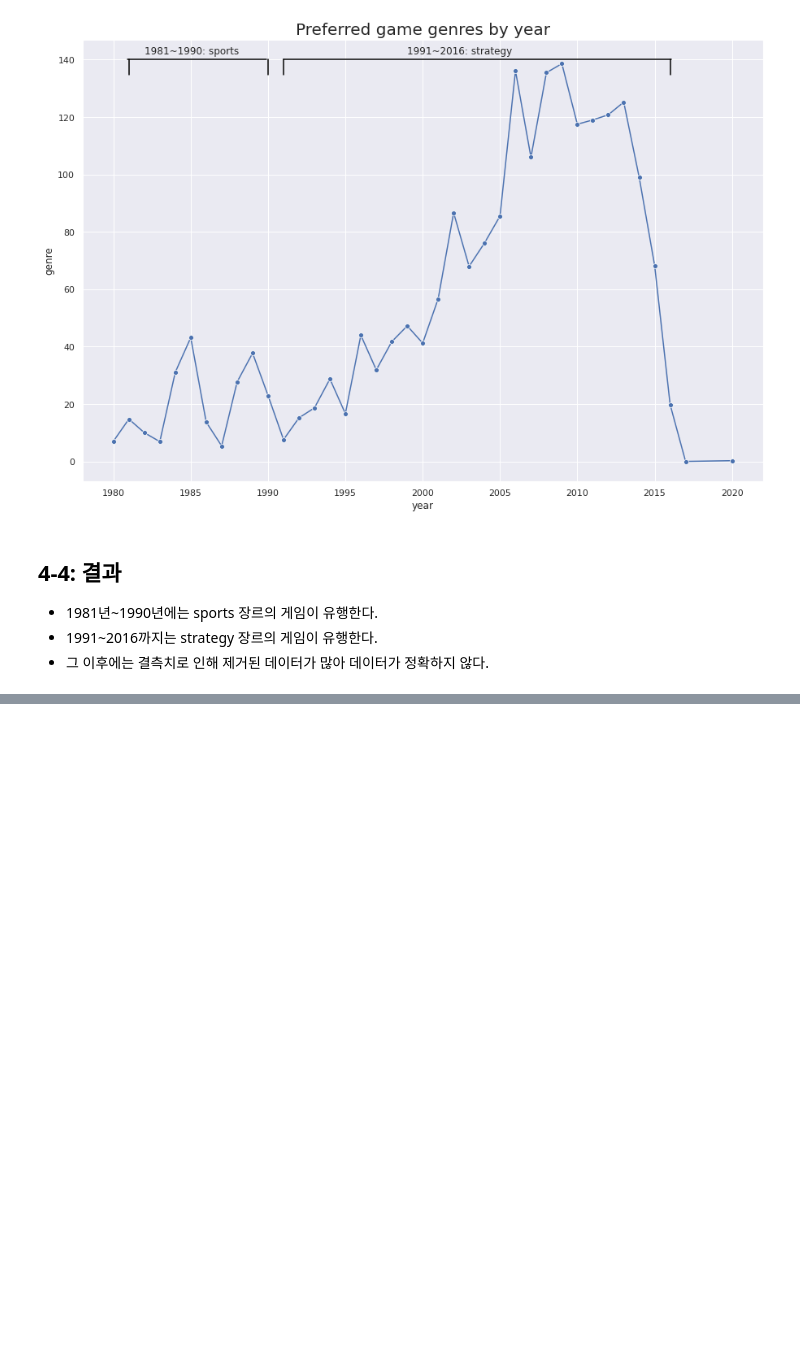
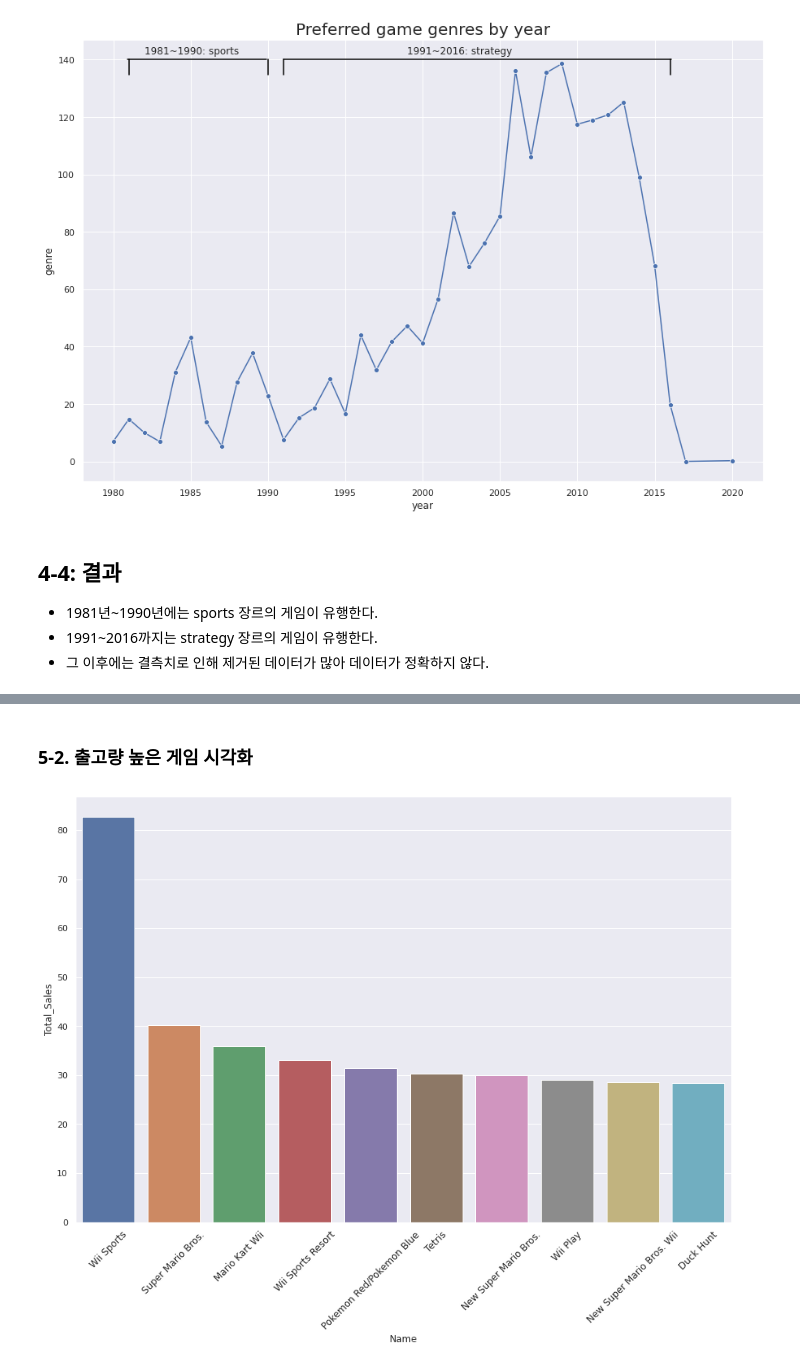
Before and after one commit to woorim99/AIB_12th_project, a Jupyter notebook: Section 1/Section1_AI_12_이우림.ipynb, the cells around one changed output, grey strips where cells are left out. Cells and saved outputs as stored; diff of their text form; code cells hidden in the pictures; blank space fills up the shorter version.

```diff
--- a/Section 1/Section1_AI_12_이우림.ipynb
+++ b/Section 1/Section1_AI_12_이우림.ipynb
@@ -302,0 +307,6 @@ sns.lineplot(x='Year', y='Total_Sales', data=year_genre_max, marker='o');
+# %%
+topten_game = df.sort_values(by='Total_Sales' ,ascending=False)
+topten_game = topten_game.head(10)
+topten_game = topten_game[['Name','Platform','Publisher', 'Year', 'Genre', 'Total_Sales']]
+topten_game = topten_game.reset_index(drop = True)
+topten_game
@@ -302,0 +325,11 @@ sns.lineplot(x='Year', y='Total_Sales', data=year_genre_max, marker='o');
+# %% [markdown]
+### 5-2. 출고량 높은 게임 시각화
+# %%
+plt.figure(figsize=(15, 10))
+g = sns.barplot(data = topten_game, x = "Name", y = "Total_Sales")
+ax = g
+
+plt.xticks(fontsize=12, rotation=45)
+plt.show()
+# %% [output]
+[figure, added]
```
Also changed, not shown: parts of 8 cells of this notebook.
